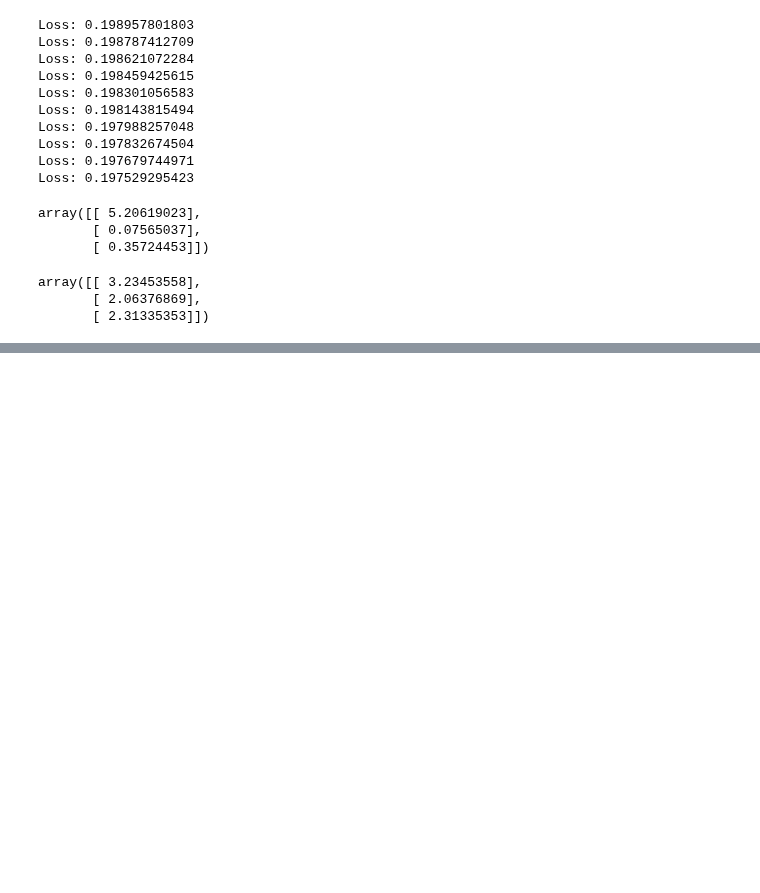
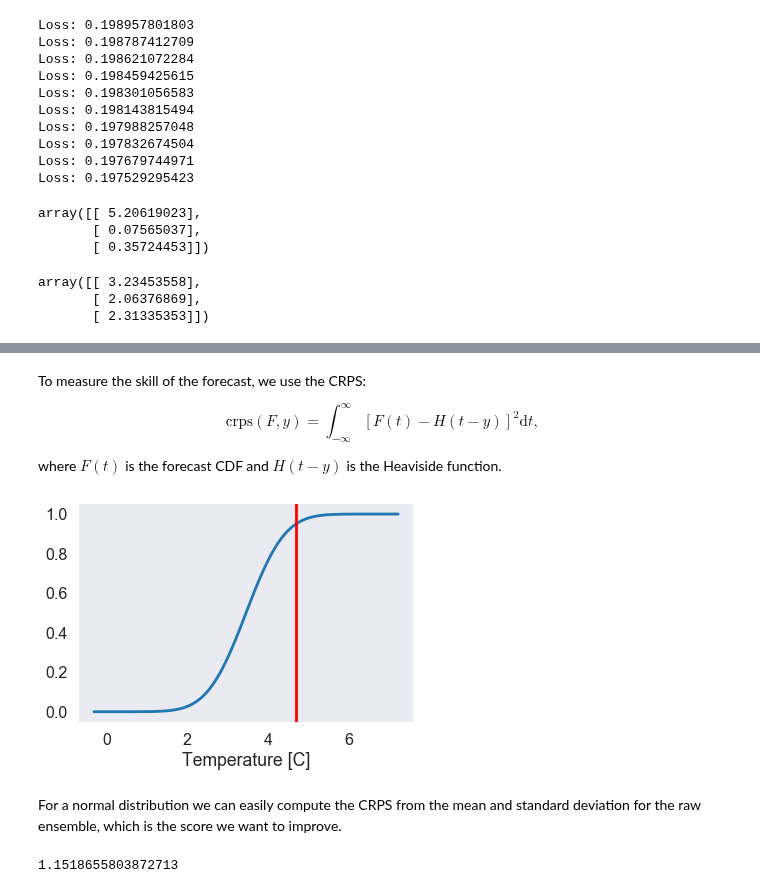
Before and after one commit to slerch/ppnn, a Jupyter notebook: nn_postprocessing/notebooks/presentation_notebook.ipynb, the cells around one changed output, grey strips where cells are left out. Cells and saved outputs as stored; diff of their text form; code cells hidden in the pictures; blank space fills up the shorter version.

```diff
--- a/nn_postprocessing/notebooks/presentation_notebook.ipynb
+++ b/nn_postprocessing/notebooks/presentation_notebook.ipynb
@@ -173,0 +249,21 @@ array([[ 3.23453558],
+# %% [markdown]
+To measure the skill of the forecast, we use the CRPS:
+
+
+$$ \mathrm{crps}(F, y) = \int_{-\infty}^{\infty} [F(t) - H(t-y)]^2\mathrm{d}t, $$
+
+where $F(t)$ is the forecast CDF and $H(t-y)$ is the Heaviside function.
+# %%
+plot_fc(train_set, 1001, 'cdf')
+# %% [output]
+[figure, added]
+# %% [markdown]
+For a normal distribution we can easily compute the CRPS from the mean and standard deviation for the raw ensemble, which is the score we want to improve.
+# %%
+np.mean(crps_normal(
+    test_set.features[:, 0] * test_set.scale_factors[0],
+    test_set.features[:, 1] * test_set.scale_factors[1],
+    test_set.targets
+))
+# %% [output]
+1.1518655803872713
```
Also changed, not shown: parts of 74 cells of this notebook, 3 other files.
